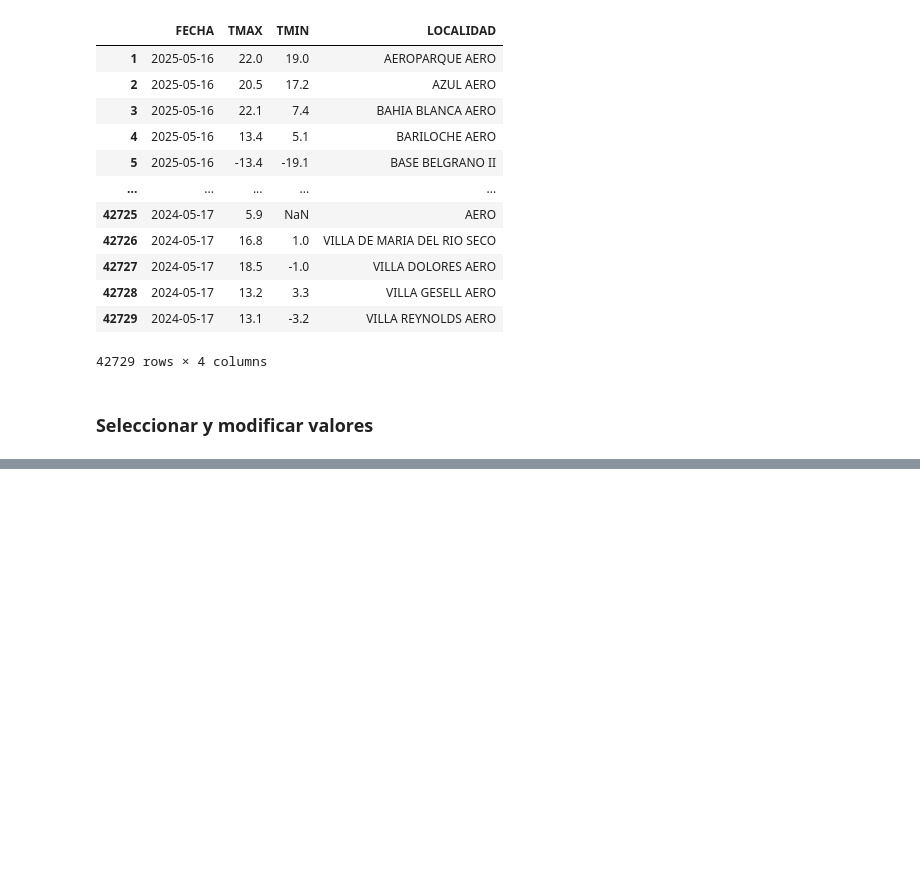
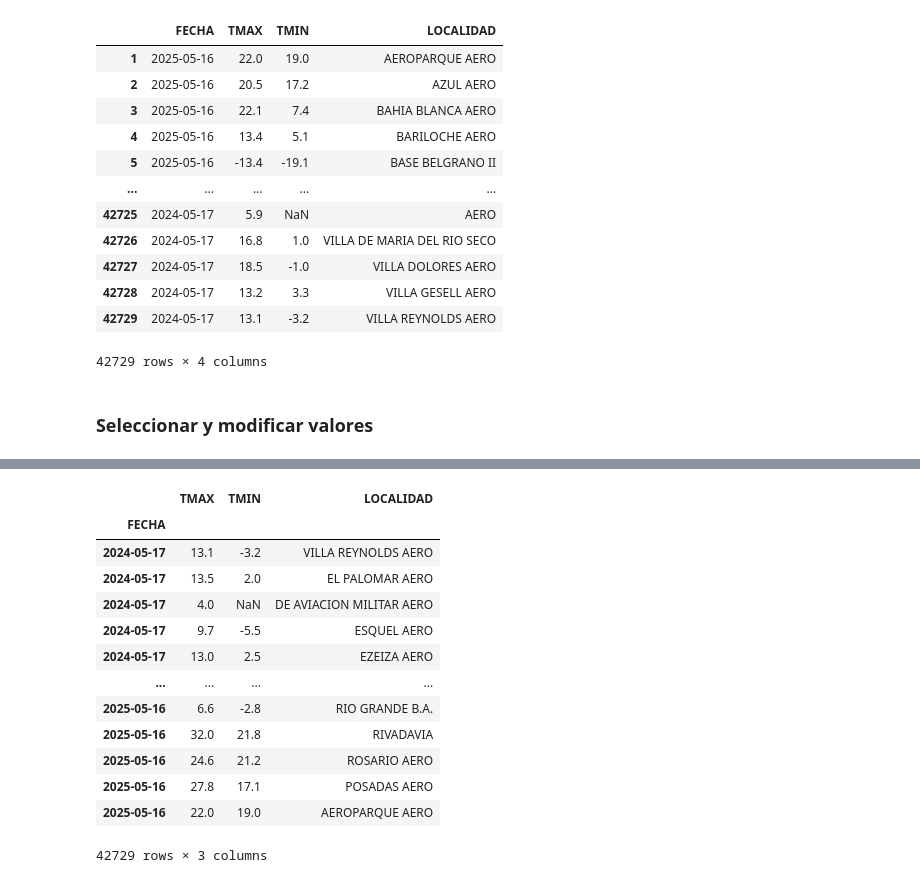
Before and after one commit to alfxer69/TemasPythonEjercicios, a Jupyter notebook: pandas/pandas_indices.ipynb, the cells around one changed output, grey strips where cells are left out. Saved outputs shown, nothing was run; the diff lists cells and outputs as text; code cells hidden in the pictures; blank space fills up the shorter version.

```diff
--- a/pandas/pandas_indices.ipynb
+++ b/pandas/pandas_indices.ipynb
@@ -518,0 +634,3 @@ df_final
+# %%
+df.set_index('FECHA')
+df.dtypes
@@ -518,0 +644,17 @@ df_final
+# %%
+df
+# %% [output]
+|  | TMAX | TMIN | LOCALIDAD |
+| FECHA |  |  |  |
+| 2024-05-17 | 13.1 | -3.2 | VILLA REYNOLDS AERO |
+| 2024-05-17 | 13.5 | 2.0 | EL PALOMAR AERO |
+| 2024-05-17 | 4.0 | NaN | DE AVIACION MILITAR AERO |
+| 2024-05-17 | 9.7 | -5.5 | ESQUEL AERO |
+| 2024-05-17 | 13.0 | 2.5 | EZEIZA AERO |
+| ... | ... | ... | ... |
+| 2025-05-16 | 6.6 | -2.8 | RIO GRANDE B.A. |
+| 2025-05-16 | 32.0 | 21.8 | RIVADAVIA |
+| 2025-05-16 | 24.6 | 21.2 | ROSARIO AERO |
+| 2025-05-16 | 27.8 | 17.1 | POSADAS AERO |
+| 2025-05-16 | 22.0 | 19.0 | AEROPARQUE AERO |
+42729 rows × 3 columns
```
Also changed, not shown: parts of 31 cells of this notebook.
